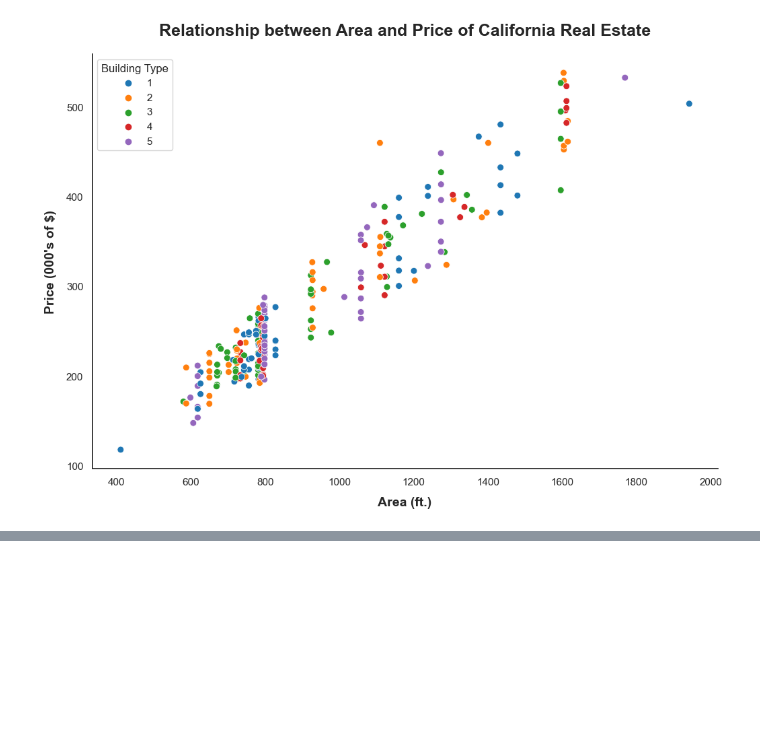
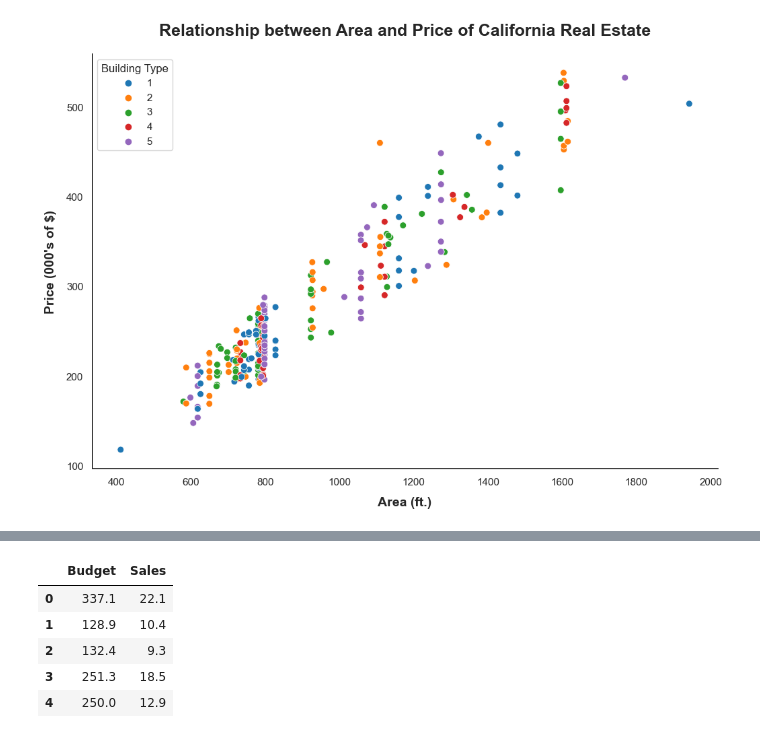
Before and after one commit to withraja/Data-Visualization-Tutorial, a Jupyter notebook: DataViz.ipynb, the cells around one changed output, grey strips where cells are left out. Saved outputs shown, nothing was run; the diff lists cells and outputs as text; code cells hidden in the pictures; blank space fills up the shorter version.

```diff
--- a/DataViz.ipynb
+++ b/DataViz.ipynb
@@ -457,0 +464,10 @@ plt.show()
+# %%
+df_ad_expenditure = pd.read_csv("Regression_Plot.csv")
+df_ad_expenditure.head()
+# %% [output]
+|  | Budget | Sales |
+| 0 | 337.1 | 22.1 |
+| 1 | 128.9 | 10.4 |
+| 2 | 132.4 | 9.3 |
+| 3 | 251.3 | 18.5 |
+| 4 | 250.0 | 12.9 |
```
Also changed, not shown: parts of 16 cells of this notebook, 1 other file.
